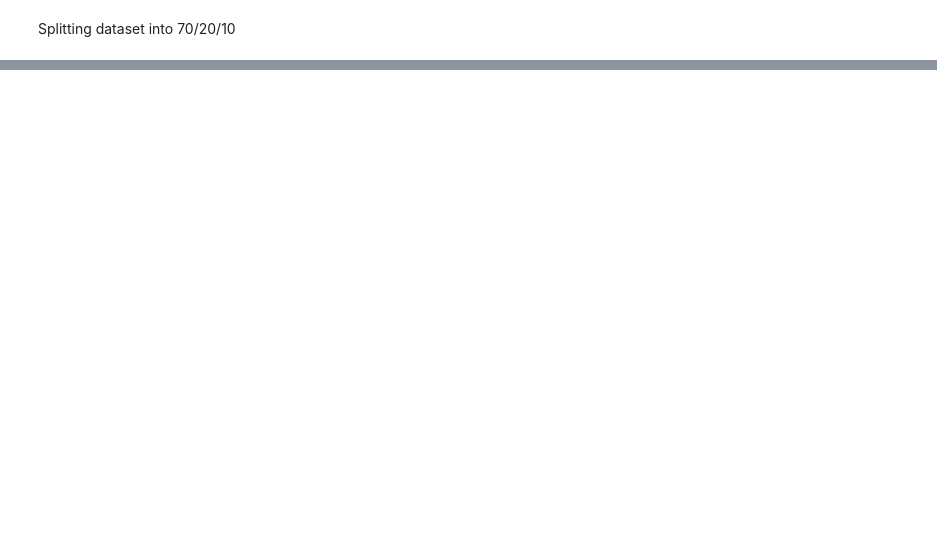
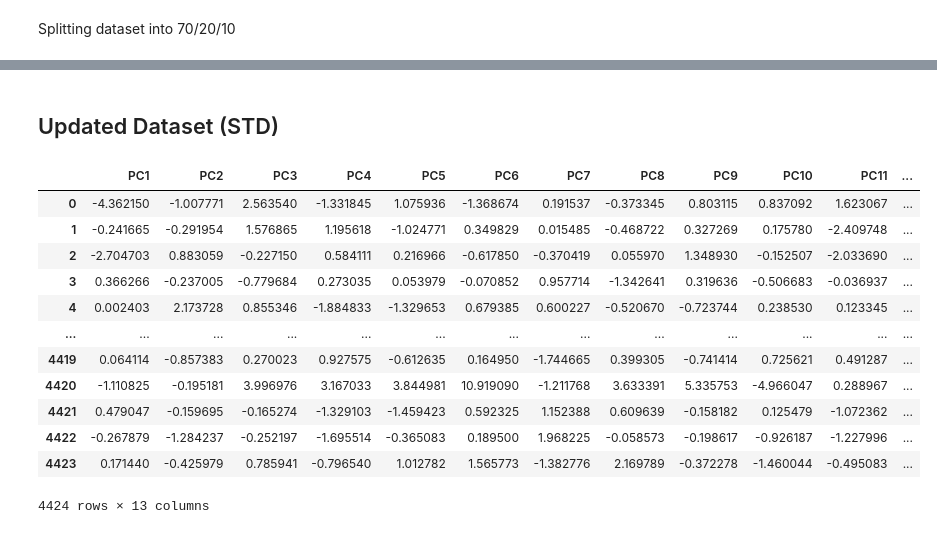
Before and after one commit to MSC-DS-Y1/Applied-Machine-Learning-Project, a Jupyter notebook: src/models/nasim/main.ipynb, the cells around one changed output, grey strips where cells are left out. Saved outputs shown, nothing was run; the diff lists cells and outputs as text; code cells hidden in the pictures; blank space fills up the shorter version.

```diff
--- a/src/models/nasim/main.ipynb
+++ b/src/models/nasim/main.ipynb
@@ -161,0 +162,21 @@ plt.show()
+# %% [markdown]
+## Updated Dataset (STD)
+# %%
+import pandas as pd
+
+data = pd.read_csv('../../dataset/dataset_pca_std.csv')
+data
+# %% [output]
+|  | PC1 | PC2 | PC3 | PC4 | PC5 | PC6 | PC7 | PC8 | PC9 | PC10 | PC11 | ... |
+| 0 | -4.362150 | -1.007771 | 2.563540 | -1.331845 | 1.075936 | -1.368674 | 0.191537 | -0.373345 | 0.803115 | 0.837092 | 1.623067 | ... |
+| 1 | -0.241665 | -0.291954 | 1.576865 | 1.195618 | -1.024771 | 0.349829 | 0.015485 | -0.468722 | 0.327269 | 0.175780 | -2.409748 | ... |
+| 2 | -2.704703 | 0.883059 | -0.227150 | 0.584111 | 0.216966 | -0.617850 | -0.370419 | 0.055970 | 1.348930 | -0.152507 | -2.033690 | ... |
+| 3 | 0.366266 | -0.237005 | -0.779684 | 0.273035 | 0.053979 | -0.070852 | 0.957714 | -1.342641 | 0.319636 | -0.506683 | -0.036937 | ... |
+| 4 | 0.002403 | 2.173728 | 0.855346 | -1.884833 | -1.329653 | 0.679385 | 0.600227 | -0.520670 | -0.723744 | 0.238530 | 0.123345 | ... |
+| ... | ... | ... | ... | ... | ... | ... | ... | ... | ... | ... | ... | ... |
+| 4419 | 0.064114 | -0.857383 | 0.270023 | 0.927575 | -0.612635 | 0.164950 | -1.744665 | 0.399305 | -0.741414 | 0.725621 | 0.491287 | ... |
+| 4420 | -1.110825 | -0.195181 | 3.996976 | 3.167033 | 3.844981 | 10.919090 | -1.211768 | 3.633391 | 5.335753 | -4.966047 | 0.288967 | ... |
+| 4421 | 0.479047 | -0.159695 | -0.165274 | -1.329103 | -1.459423 | 0.592325 | 1.152388 | 0.609639 | -0.158182 | 0.125479 | -1.072362 | ... |
+| 4422 | -0.267879 | -1.284237 | -0.252197 | -1.695514 | -0.365083 | 0.189500 | 1.968225 | -0.058573 | -0.198617 | -0.926187 | -1.227996 | ... |
+| 4423 | 0.171440 | -0.425979 | 0.785941 | -0.796540 | 1.012782 | 1.565773 | -1.382776 | 2.169789 | -0.372278 | -1.460044 | -0.495083 | ... |
+4424 rows × 13 columns
```
Also changed, not shown: parts of 11 cells of this notebook, 3 other files.
